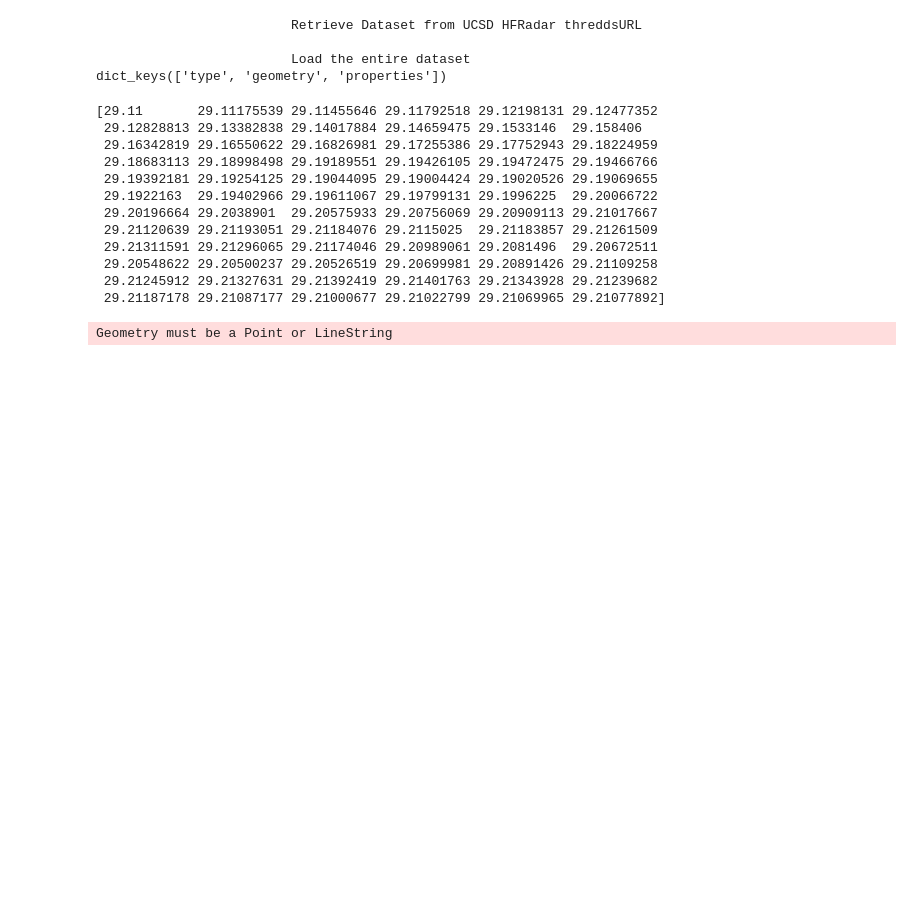
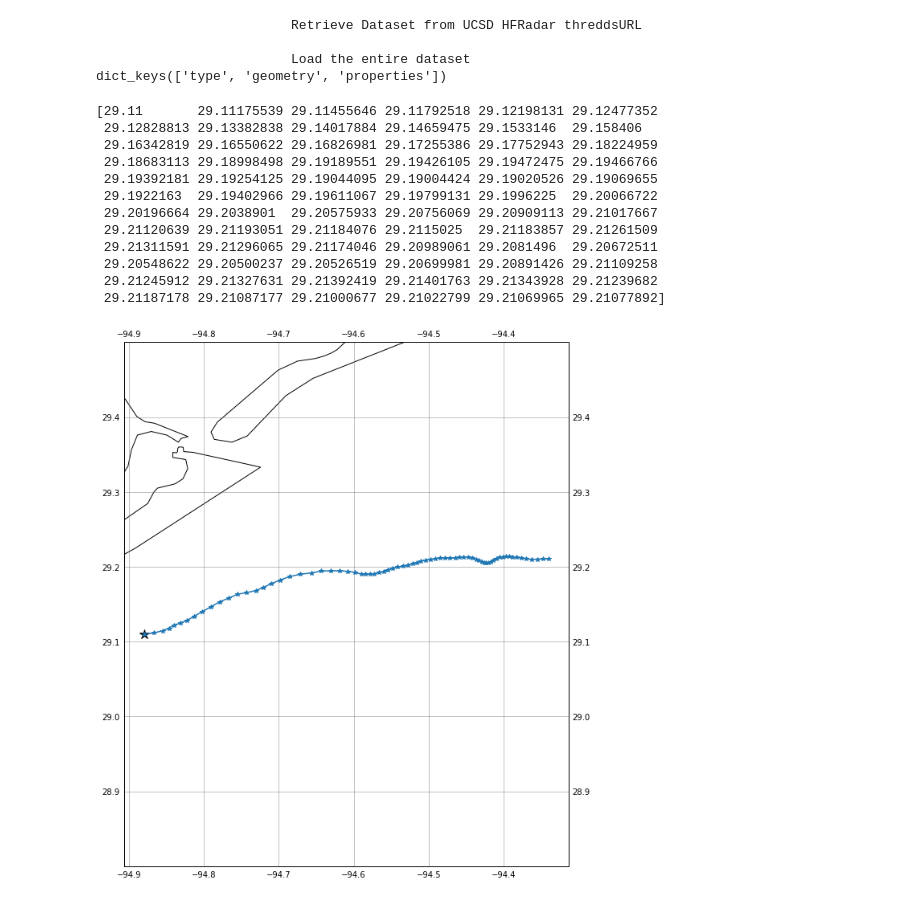
Before and after one commit to cyhsu/TxTrack, a Jupyter notebook: notebook/TxTrack.ipynb, the cells around one changed output. Drawn from its saved outputs; the diff is of its cells as text; code cells hidden in the pictures; blank space fills up the shorter version.

```diff
--- a/notebook/TxTrack.ipynb
+++ b/notebook/TxTrack.ipynb
@@ -87,21 +87,22 @@ print(lat)
  29.21187178 29.21087177 29.21000677 29.21022799 29.21069965 29.21077892]
 # %%
 fig, axes = plt.subplots(ncols=1,nrows=1,
-                         figsize=(20,12),
+                         figsize=(15,12),
                          subplot_kw=dict(projection=ccrs.PlateCarree()))
 extent = [-99.0, -90.0, 25.0, 30.0]
-axes.set_extent(extent)
-axes.add_feature(cf.LAND)
-axes.add_feature(cf.OCEAN)
+# axes.set_extent(extent)
+# axes.add_feature(cf.LAND(scale='10m'))
+# axes.add_feature(cf.OCEAN)
 axes.add_feature(cf.STATES, linestyle='-',lw=1.0,edgecolor='white')
 axes.add_feature(cf.BORDERS, linestyle='-', lw=2.5,edgecolor='white')
 axes.gridlines(color='gray',alpha=0.6,draw_labels=True)
-axes.coastlines(resolution='50m')
+axes.coastlines(resolution='10m')
 axes.plot(lon[0],lat[0],'k*',markersize=12)
 axes.plot(lon,lat,'*-')
-
+axes.set_ylim([28.8,29.5])
+# axes.set_xlim([-99])
 # axes.set_extent([-99, -93, 25, 30],crs=ccrs.PlateCarree())
 
 plt.show()
 # %% [output]
-Geometry must be a Point or LineString
+[figure, added]
```
Also changed, not shown: parts of 4 cells of this notebook.
